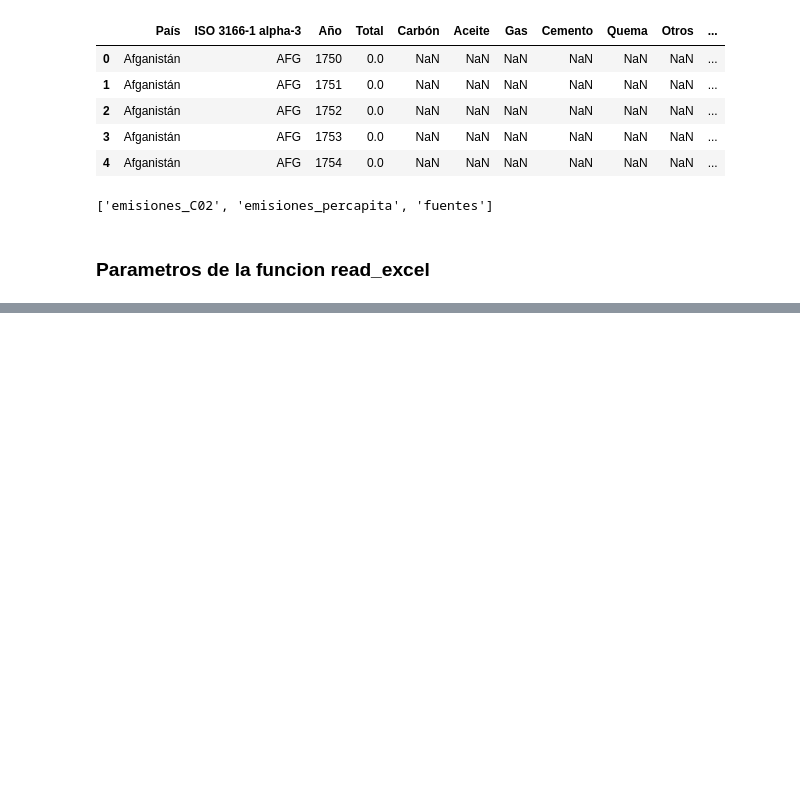
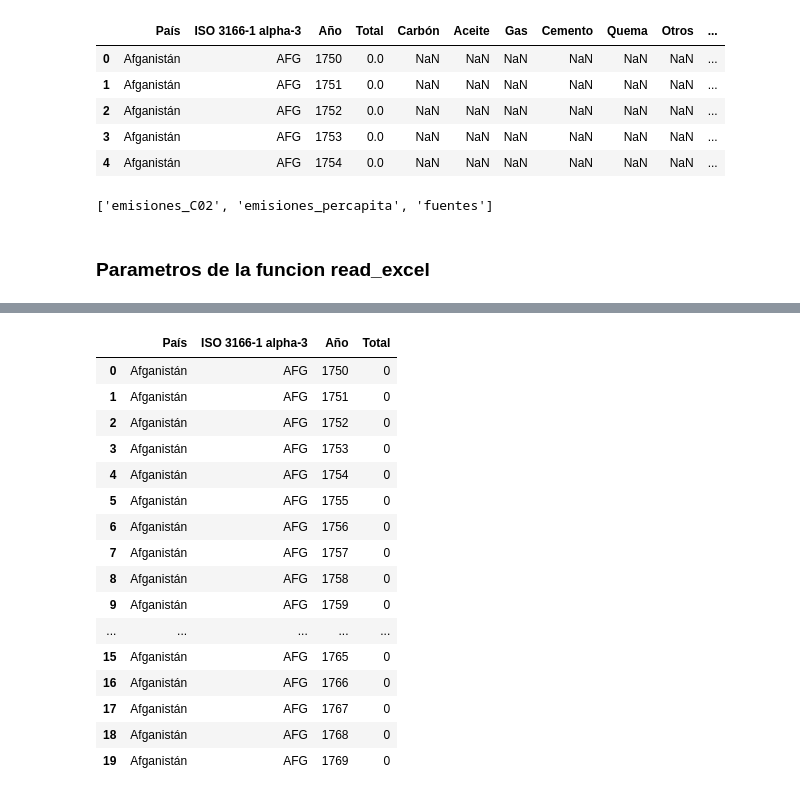
Before and after one commit to MyAppsTest/Pandas-Entrada-y-salida, a Jupyter notebook: Pandas_E_S.ipynb, the cells around one changed output, grey strips where cells are left out. Saved outputs shown, nothing was run; the diff lists cells and outputs as text; code cells hidden in the pictures; blank space fills up the shorter version.

```diff
--- a/Pandas_E_S.ipynb
+++ b/Pandas_E_S.ipynb
@@ -186,0 +207,22 @@ pd.ExcelFile(archivo).sheet_names
+# %%
+intervalo = pd.read_excel(archivo, sheet_name=0, usecols="a:d", nrows=20)
+# %%
+intervalo
+# %% [output]
+|  | País | ISO 3166-1 alpha-3 | Año | Total |
+| 0 | Afganistán | AFG | 1750 | 0 |
+| 1 | Afganistán | AFG | 1751 | 0 |
+| 2 | Afganistán | AFG | 1752 | 0 |
+| 3 | Afganistán | AFG | 1753 | 0 |
+| 4 | Afganistán | AFG | 1754 | 0 |
+| 5 | Afganistán | AFG | 1755 | 0 |
+| 6 | Afganistán | AFG | 1756 | 0 |
+| 7 | Afganistán | AFG | 1757 | 0 |
+| 8 | Afganistán | AFG | 1758 | 0 |
+| 9 | Afganistán | AFG | 1759 | 0 |
+| ... | ... | ... | ... | ... |
+| 15 | Afganistán | AFG | 1765 | 0 |
+| 16 | Afganistán | AFG | 1766 | 0 |
+| 17 | Afganistán | AFG | 1767 | 0 |
+| 18 | Afganistán | AFG | 1768 | 0 |
+| 19 | Afganistán | AFG | 1769 | 0 |
```
Also changed, not shown: parts of 17 cells of this notebook.
